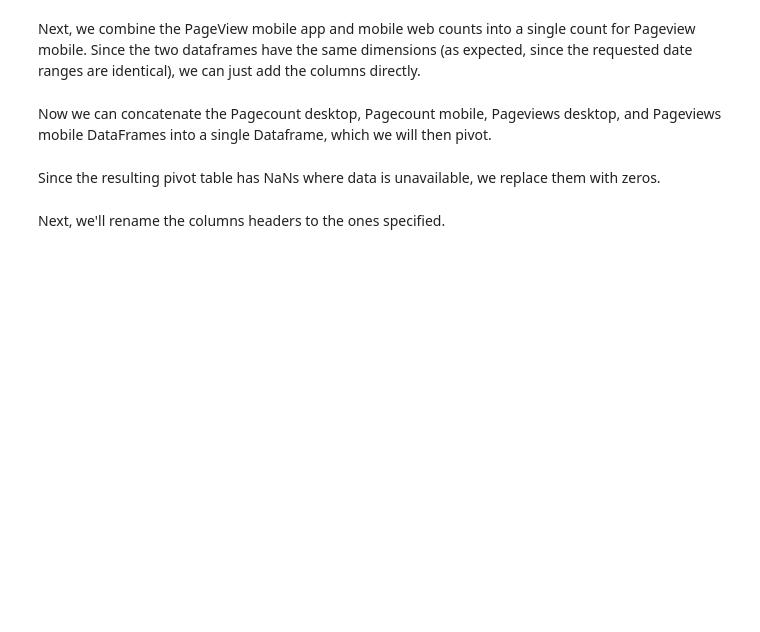
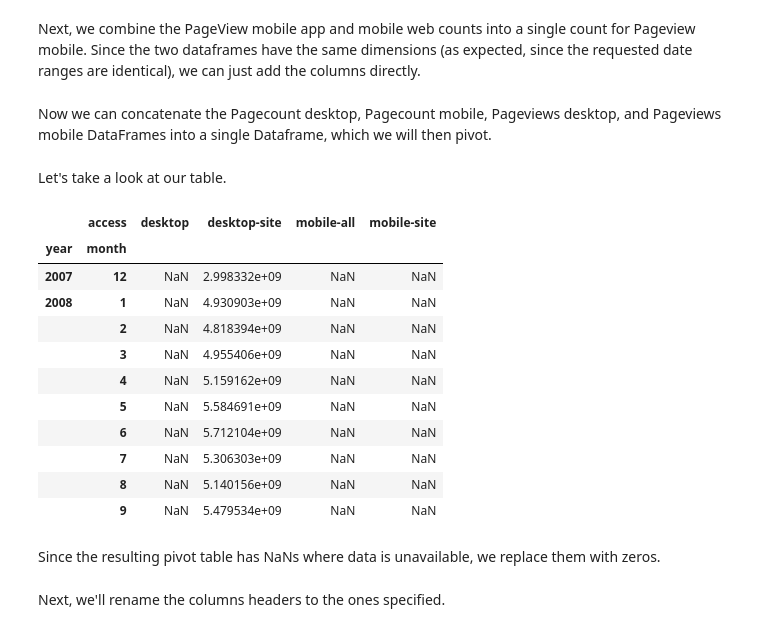
Before and after one commit to ppeng2/data-512-a1, a Jupyter notebook: hcds-a1-data-curation.ipynb, the cells around one changed output. Drawn from its saved outputs; the diff is of its cells as text; code cells hidden in the pictures; blank space fills up the shorter version.

```diff
--- a/hcds-a1-data-curation.ipynb
+++ b/hcds-a1-data-curation.ipynb
@@ -137,6 +139,23 @@ Now we can concatenate the Pagecount desktop, Pagecount mobile, Pageviews deskto
 prepivot = pd.concat([legacy_desktop,legacy_mobile,pv_desktop,pv_mobile])
 # %%
 df_pivot=prepivot.pivot_table(values='views', index=['year','month'],columns=['access'])
+# %% [markdown]
+Let's take a look at our table.
+# %%
+df_pivot.head(10)
+# %% [output]
+|  | access | desktop | desktop-site | mobile-all | mobile-site |
+| year | month |  |  |  |  |
+| 2007 | 12 | NaN | 2.998332e+09 | NaN | NaN |
+| 2008 | 1 | NaN | 4.930903e+09 | NaN | NaN |
+|  | 2 | NaN | 4.818394e+09 | NaN | NaN |
+|  | 3 | NaN | 4.955406e+09 | NaN | NaN |
+|  | 4 | NaN | 5.159162e+09 | NaN | NaN |
+|  | 5 | NaN | 5.584691e+09 | NaN | NaN |
+|  | 6 | NaN | 5.712104e+09 | NaN | NaN |
+|  | 7 | NaN | 5.306303e+09 | NaN | NaN |
+|  | 8 | NaN | 5.140156e+09 | NaN | NaN |
+|  | 9 | NaN | 5.479534e+09 | NaN | NaN |
 # %% [markdown]
 Since the resulting pivot table has NaNs where data is unavailable, we replace them with zeros.
 # %%
```
Also changed, not shown: parts of 12 cells of this notebook, 2 other files.
